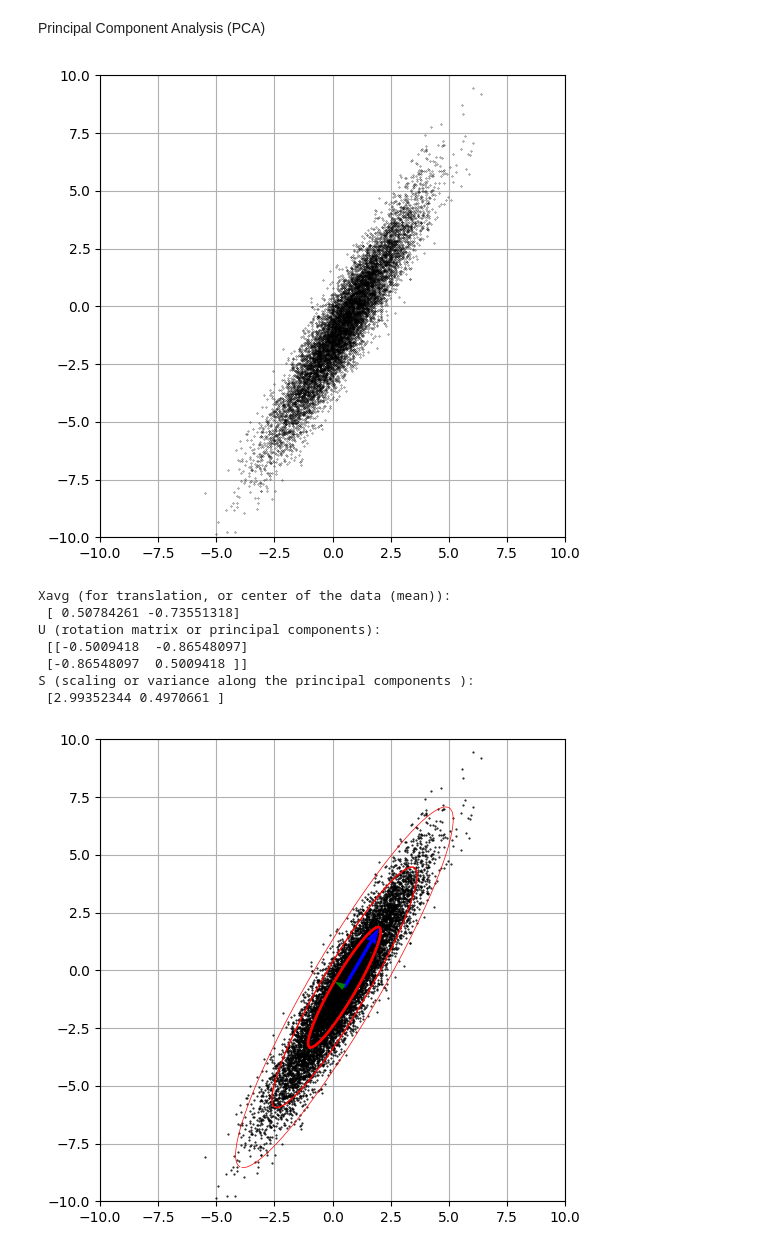
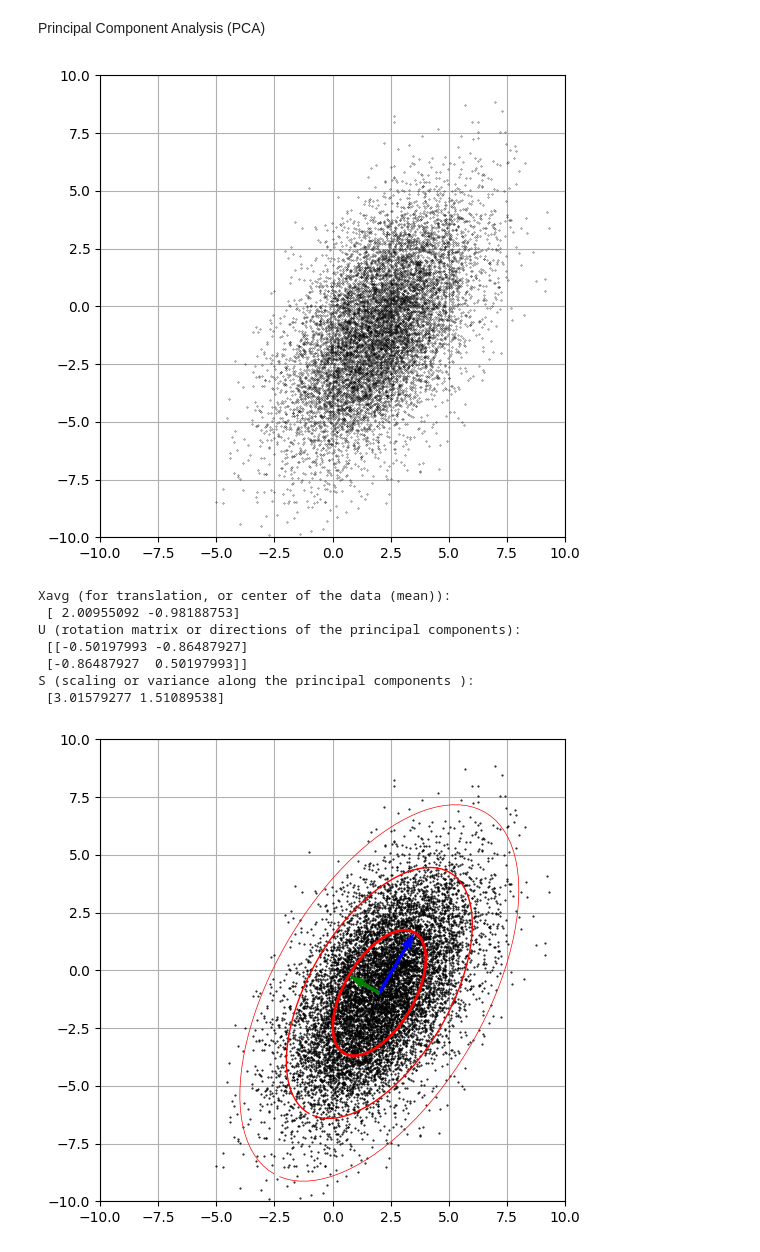
Before and after one commit to stephendyoung/MAE_5020_Spring_2025, a Jupyter notebook: 03_41_Principal_Component_Analysis_PCA.ipynb, the cells around one changed output. Saved outputs shown, nothing was run; the diff lists cells and outputs as text; code cells hidden in the pictures.

```diff
--- a/03_41_Principal_Component_Analysis_PCA.ipynb
+++ b/03_41_Principal_Component_Analysis_PCA.ipynb
@@ -10,15 +10,15 @@ plt.rcParams['figure.figsize'] = [6, 6]
 ## Parameters to generate data for testing.
 
 # Center of data (mean)
-xC = np.array([0.5, -0.75])
+xC = np.array([2, -1])
 
 # Scaling at the principal axes
-sig = np.array([3, 0.5])
+sig = np.array([3, 1.5])
 
 # Rotation matrix, R rotates points in the xy plane counterclockwise through
 # an angle θ about the origin of a two-dimensional Cartesian coordinate system.
 
-# Rotate cloud by pi/3
+# Rotate cloud by 60 deg.
 theta = np.pi/3
 #theta = 0.0
 
@@ -45,21 +45,21 @@ plt.ylim((-10, 10))
 
 plt.show()
 # %% [output]
-[figure, old version]
+[figure, new version]
 # %%
 # PCA
+# X[2 x 10,000] is a matrix of the point cloud.
 
 # Compute the mean of the rows
 Xavg = np.mean(X,axis=1)
 print("Xavg (for translation, or center of the data (mean)):\n",Xavg)
 
-# Mean-subtracted data matrix
+# Mean-subtracted data matrix for PCA
 B = X - np.tile(Xavg,(nPoints,1)).T
 
 # Find principal components (SVD)
 U, S, VT = np.linalg.svd(B/np.sqrt(nPoints),full_matrices=0)
 #U, S, VT = np.linalg.svd(B,full_matrices=0)
-
 
 fig = plt.figure()
 
@@ -73,43 +73,48 @@ plt.ylim((-10, 10))
 
 # Theta to plot confidence intervals 0 - 2pi, 100 points.
 theta = 2 * np.pi * np.arange(0,1,0.01)
 
 # 1-std confidence interval
-# Creates a circle at the origin, scale x and y axis using singular values
-# The resulting ellipse is rotated with U matrix.
+# Creates a circle at the origin using np.array([np.cos(theta),np.sin(theta)])
+# scale x and y axis using singular values, resulting an ellipse
+# rotate the resulting ellipse with the U matrix.
+# U @ np.diag(S) represents the principal components
 Xstd = U @ np.diag(S) @ np.array([np.cos(theta),np.sin(theta)])
-print("U (rotation matrix or principal components): \n", U)
+
+print("U (rotation matrix or directions of the principal components): \n", U)
 print("S (scaling or variance along the principal components ): \n", S)
+
 # For plotting, the mean of the X axis is added to Xstd to translate the center
 # from origin to the center of the data X
 plt.plot(Xavg[0] +   Xstd[0,:], Xavg[1] +   Xstd[1,:],'-',color='r',linewidth=2)
 plt.plot(Xavg[0] + 2*Xstd[0,:], Xavg[1] + 2*Xstd[1,:],'-',color='r',linewidth=1)
 plt.plot(Xavg[0] + 3*Xstd[0,:], Xavg[1] + 3*Xstd[1,:],'-',color='r',linewidth=0.5)
 
+# Plot the directions of principle components
 # Define the origin of the vector
 origin = np.array([Xavg[0], Xavg[1]])
 #print(origin)
+
 # Calculate the vector components
-# minus sign it to adjust the vector's direction.
-v1_x =  -U[0, 0] * S[0]
-v1_y =  -U[1, 0] * S[0]
+# add a minus sign it to adjust the vector's direction.
+v1_x = (-1) * U[0, 0] * S[0]
+v1_y = (-1) * U[1, 0] * S[0]
 # Plotting the vector with plt.quiver
 plt.quiver(origin[0], origin[1], v1_x, v1_y, angles='xy', scale_units='xy', scale=1, color='blue', zorder=2)
 
 # Calculate the vector components
 v2_x =  U[0, 1] * S[1]
 v2_y =  U[1, 1] * S[1]
 # Plotting the vector with plt.quiver
 plt.quiver(origin[0], origin[1], v2_x, v2_y, angles='xy', scale_units='xy', scale=1, color='green', zorder=2)
 
-
 plt.show()
 # %% [output]
 Xavg (for translation, or center of the data (mean)):
- [ 0.50784261 -0.73551318]
-U (rotation matrix or principal components):
- [[-0.5009418  -0.86548097]
- [-0.86548097  0.5009418 ]]
+ [ 2.00955092 -0.98188753]
+U (rotation matrix or directions of the principal components):
+ [[-0.50197993 -0.86487927]
+ [-0.86487927  0.50197993]]
 S (scaling or variance along the principal components ):
- [2.99352344 0.4970661 ]
+ [3.01579277 1.51089538]
-[figure, old version]
+[figure, new version]
```
